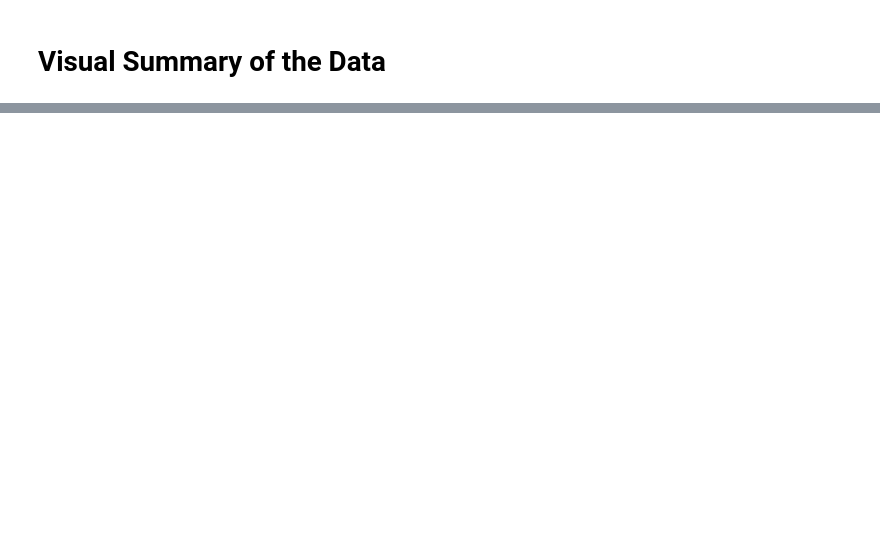
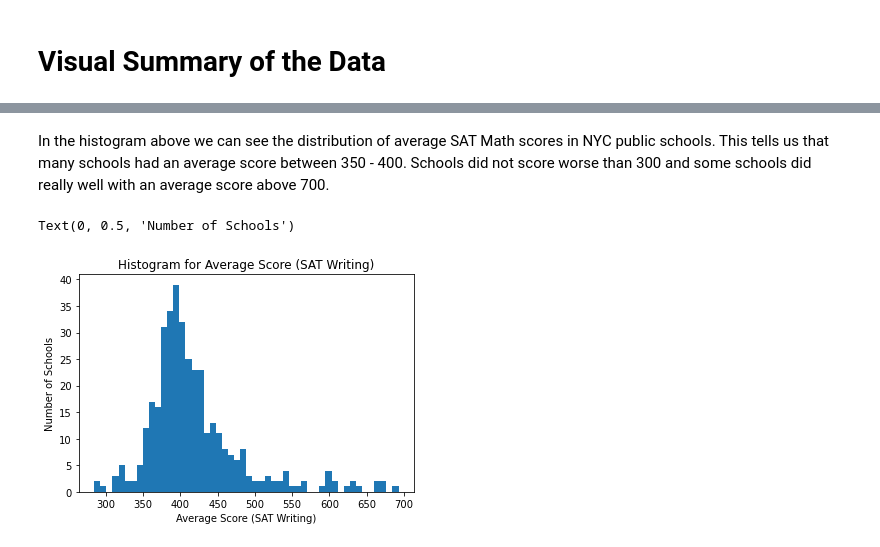
Before and after one commit to anusha-arif/project-1, a Jupyter notebook: Arif_Anusha_Project1.ipynb, the cells around one changed output, grey strips where cells are left out. Saved outputs shown, nothing was run; the diff lists cells and outputs as text; code cells hidden in the pictures; blank space fills up the shorter version.

```diff
--- a/Arif_Anusha_Project1.ipynb
+++ b/Arif_Anusha_Project1.ipynb
@@ -207,0 +122,10 @@ plt.hist(nyc_hs_new["AsianPercent_numeric"])
+# %% [markdown]
+In the histogram above we can see the distribution of average SAT Math scores in NYC public schools. This tells us that many schools had an average score between 350 - 400. Schools did not score worse than 300 and some schools did really well with an average score above 700.
+# %%
+plt.hist(nyc_hs_new["Average Score (SAT Writing)"], bins = 50)
+plt.title("Histogram for Average Score (SAT Writing)")
+plt.xlabel("Average Score (SAT Writing)")
+plt.ylabel("Number of Schools")
+# %% [output]
+Text(0, 0.5, 'Number of Schools')
+[figure, added]
```
Also changed, not shown: parts of 31 cells of this notebook.
